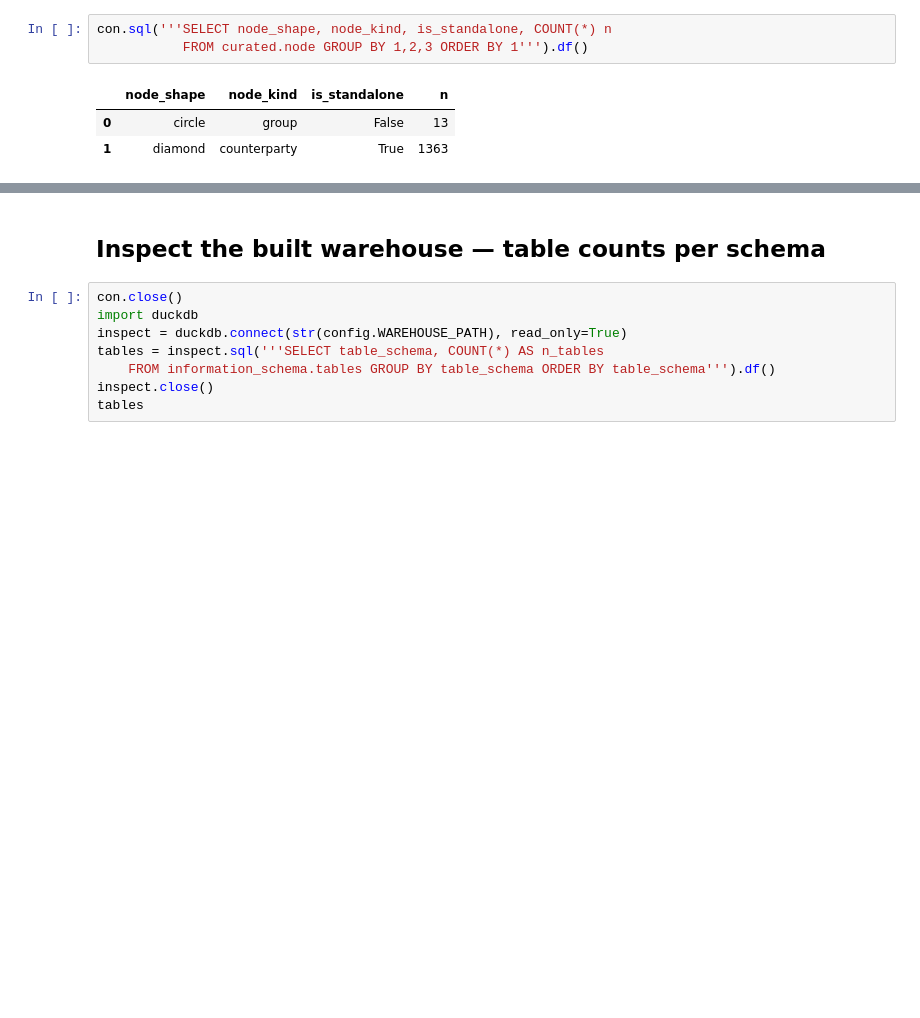
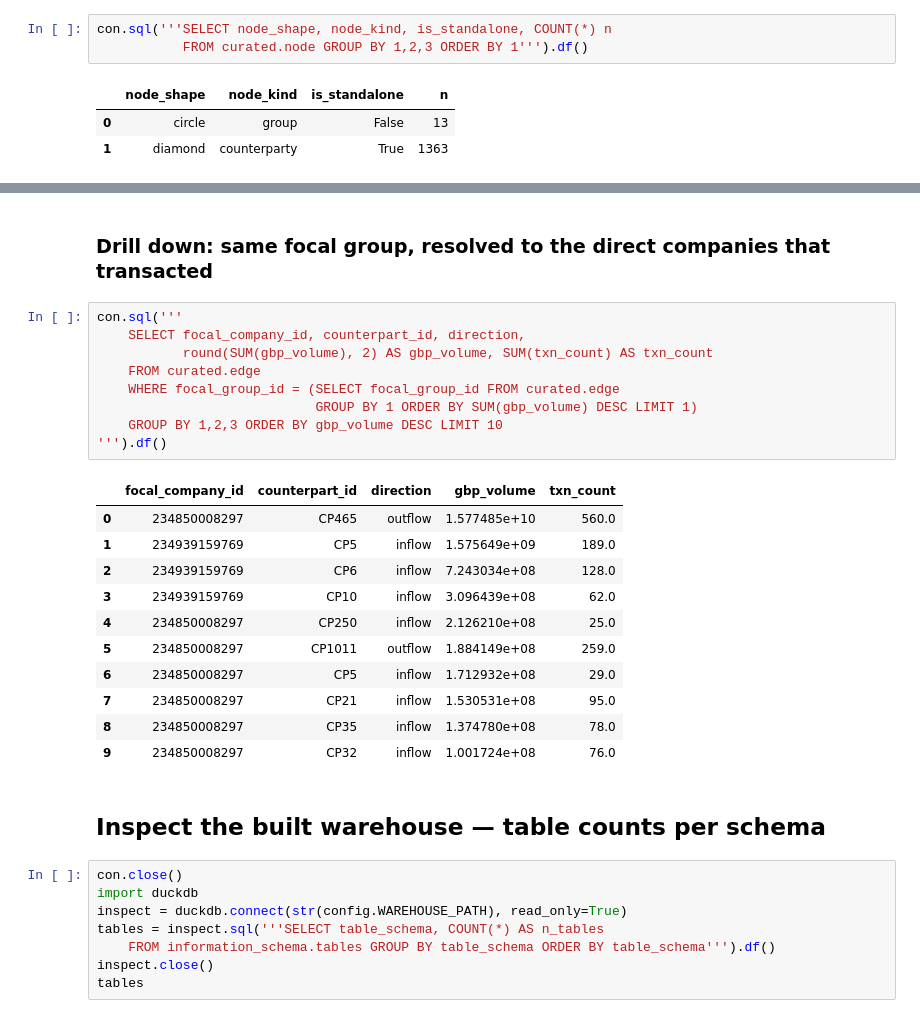
Before and after one commit to hallabehery/FM-Data-Engineer-Test-HS, a Jupyter notebook: notebook/pipeline.ipynb, the cells around one changed output, grey strips where cells are left out. Drawn from its saved outputs; the diff is of its cells as text; blank space fills up the shorter version.

```diff
--- a/notebook/pipeline.ipynb
+++ b/notebook/pipeline.ipynb
@@ -252,3 +286,26 @@ con.sql('''SELECT node_shape, node_kind, is_standalone, COUNT(*) n
+# %% [markdown]
+### Drill down: same focal group, resolved to the direct companies that transacted
+# %%
+con.sql('''
+    SELECT focal_company_id, counterpart_id, direction,
+           round(SUM(gbp_volume), 2) AS gbp_volume, SUM(txn_count) AS txn_count
+    FROM curated.edge
+    WHERE focal_group_id = (SELECT focal_group_id FROM curated.edge
+                            GROUP BY 1 ORDER BY SUM(gbp_volume) DESC LIMIT 1)
+    GROUP BY 1,2,3 ORDER BY gbp_volume DESC LIMIT 10
+''').df()
+# %% [output]
+|  | focal_company_id | counterpart_id | direction | gbp_volume | txn_count |
+| 0 | 234850008297 | CP465 | outflow | 1.577485e+10 | 560.0 |
+| 1 | 234939159769 | CP5 | inflow | 1.575649e+09 | 189.0 |
+| 2 | 234939159769 | CP6 | inflow | 7.243034e+08 | 128.0 |
+| 3 | 234939159769 | CP10 | inflow | 3.096439e+08 | 62.0 |
+| 4 | 234850008297 | CP250 | inflow | 2.126210e+08 | 25.0 |
+| 5 | 234850008297 | CP1011 | outflow | 1.884149e+08 | 259.0 |
+| 6 | 234850008297 | CP5 | inflow | 1.712932e+08 | 29.0 |
+| 7 | 234850008297 | CP21 | inflow | 1.530531e+08 | 95.0 |
+| 8 | 234850008297 | CP35 | inflow | 1.374780e+08 | 78.0 |
+| 9 | 234850008297 | CP32 | inflow | 1.001724e+08 | 76.0 |
 # %% [markdown]
 ## Inspect the built warehouse — table counts per schema
 # %%
```
Also changed, not shown: parts of 15 cells of this notebook, 7 other files.
